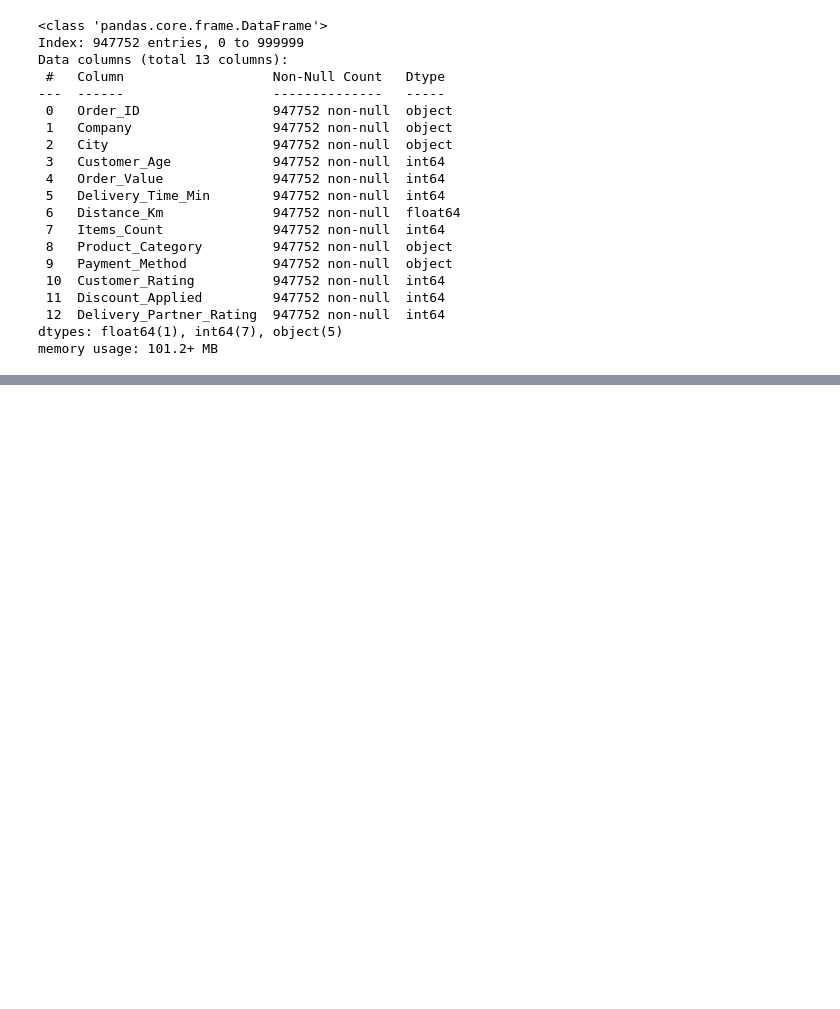
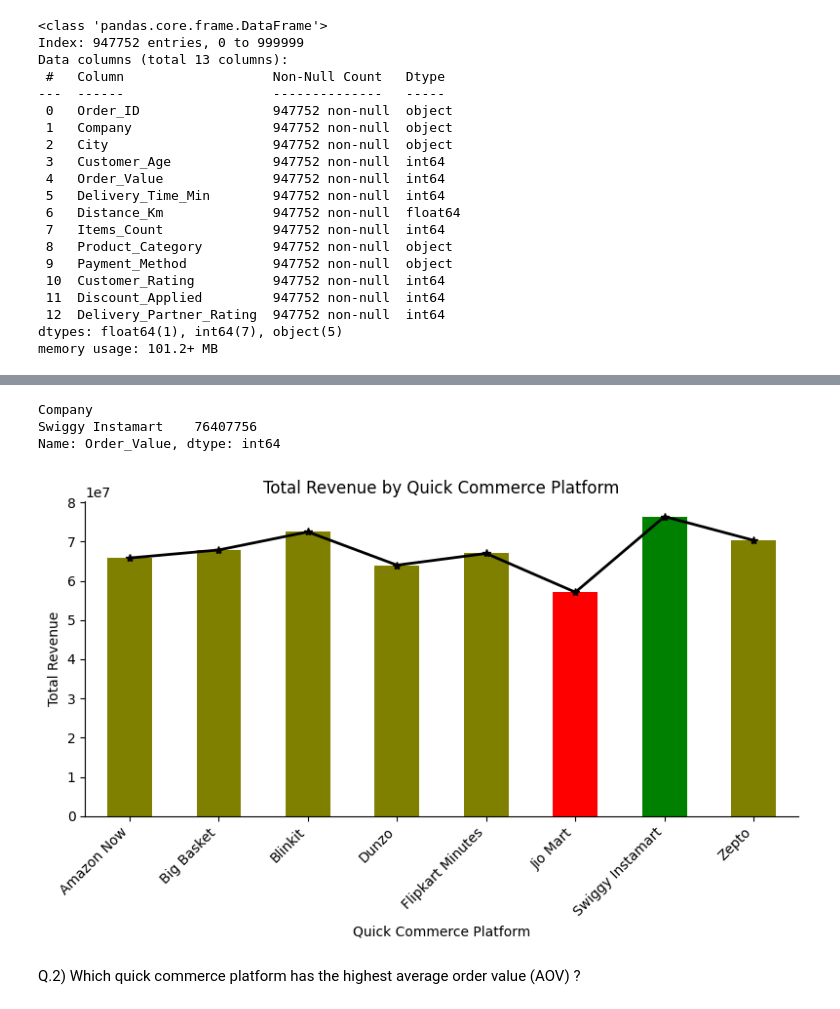
Before and after one commit to sankajithdjinasena/DataAnalysisProjects, a Jupyter notebook: Quick_Commerce_Analysis/Quick_Commerce_Analysis.ipynb, the cells around one changed output, grey strips where cells are left out. Drawn from its saved outputs; the diff is of its cells as text; code cells hidden in the pictures; blank space fills up the shorter version.

Commit message:
Quick Commerce Analysis - Day 1

```diff
--- a/Quick_Commerce_Analysis/Quick_Commerce_Analysis.ipynb
+++ b/Quick_Commerce_Analysis/Quick_Commerce_Analysis.ipynb
@@ -343,0 +359,38 @@ memory usage: 101.2+ MB
+# %%
+company_revenue = df.groupby("Company")["Order_Value"].sum()
+highest_revenue_company = company_revenue.sort_values(ascending=False)[:1]
+highest_revenue_company
+# %% [output]
+Company
+Swiggy Instamart    76407756
+Name: Order_Value, dtype: int64
+# %%
+import matplotlib.pyplot as plt
+
+plt.figure(figsize=(8,5))
+
+max_val = company_revenue.max()
+min_val = company_revenue.min()
+
+colors = ["green" if val == max_val else
+          "red" if val == min_val else
+          "olive"
+          for val in company_revenue]
+
+company_revenue.plot(kind="bar", color=colors)
+company_revenue.plot(kind="line", color="black", marker="*", linewidth=2)
+plt.title("Total Revenue by Quick Commerce Platform")
+plt.xticks(rotation=45, ha="right")
+plt.xlabel("Quick Commerce Platform")
+plt.ylabel("Total Revenue")
+
+ax = plt.gca()
+ax.spines["top"].set_visible(False)
+ax.spines["right"].set_visible(False)
+
+plt.tight_layout()
+plt.show()
+# %% [output]
+[figure, added]
+# %% [markdown]
+Q.2) Which quick commerce platform has the highest average order value (AOV) ?
```
Also changed, not shown: parts of 14 cells of this notebook.
